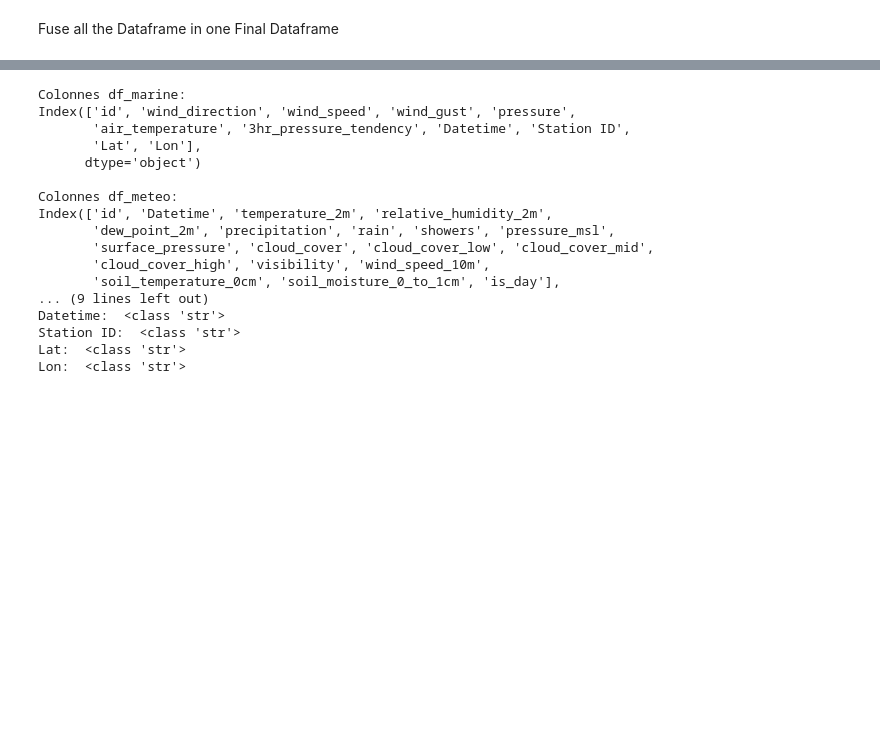
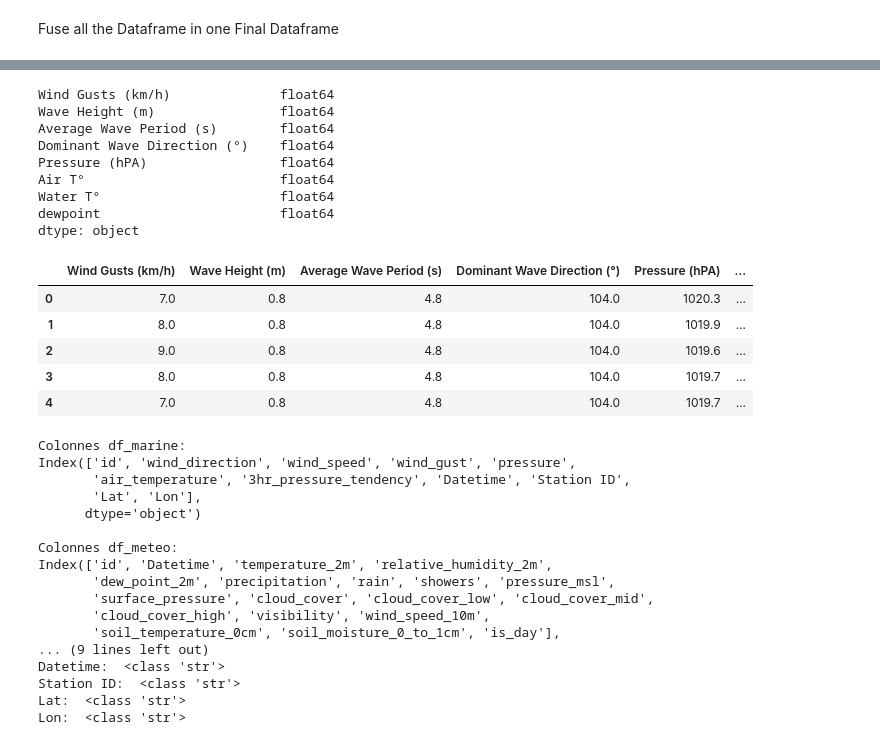
Before and after one commit to flosrv/Mes-Projets, a Jupyter notebook: Oceanography-Project-WIP/silver_step.ipynb, the cells around one changed output, grey strips where cells are left out. Drawn from its saved outputs; the diff is of its cells as text; code cells hidden in the pictures; blank space fills up the shorter version.

```diff
--- a/Oceanography-Project-WIP/silver_step.ipynb
+++ b/Oceanography-Project-WIP/silver_step.ipynb
@@ -333,0 +393,10 @@ df_marine.head()
+# %%
+col_to_rename={'temperature_2m': 'T°(C°)',  'relative_humidity_2m': 'Relative Humidity (%)',
+ 'dew_point_2m': 'Dew Point (°C)', 'precipitation': 'Precipitation (mm)',  'pressure_msl':' Sea Level Pressure (hPa)',
+ 'cloud_cover_low':'Low Clouds (%)', 'cloud_cover_mid' : 'Middle Clouds (%)',	 'cloud_cover_high' : 'High Clouds (%)',
+ 'visibility' : ' Visibility (%)',  'wind_speed_10m' : 'Wind Speed (km/h)',  'wind_direction': 'Wind Direction (°)',
+ 'wind_speed': 'Wind Speed (km/h)','wind_gust': 'Wind Gusts (km/h)', 'wave_height': 'Wave Height (m)',  'average_wave_period': 'Average Wave Period (s)',
+ 'dominant_wave_direction': 'Dominant Wave Direction (°)','pressure': 'Pressure (hPA)',
+ 'air_temperature': 'Air T°','water_temperature': 'Water T°'}
+df_final = rename_columns(df_final, col_to_rename)
+df_final.columns
@@ -334,3 +435,24 @@ df_marine.head()
+# %%
+df_final_col_sample = df_final[["Wind Gusts (km/h)", "Wave Height (m)", "Average Wave Period (s)", "Dominant Wave Direction (°)","Pressure (hPA)", "Air T°", "Water T°", "dewpoint"]]
+
+print(df_final_col_sample.dtypes)
+df_final_col_sample.head()
+# %% [output]
+Wind Gusts (km/h)              float64
+Wave Height (m)                float64
+Average Wave Period (s)        float64
+Dominant Wave Direction (°)    float64
+Pressure (hPA)                 float64
+Air T°                         float64
+Water T°                       float64
+dewpoint                       float64
+dtype: object
+|  | Wind Gusts (km/h) | Wave Height (m) | Average Wave Period (s) | Dominant Wave Direction (°) | Pressure (hPA) | ... |
+| 0 | 7.0 | 0.8 | 4.8 | 104.0 | 1020.3 | ... |
+| 1 | 8.0 | 0.8 | 4.8 | 104.0 | 1019.9 | ... |
+| 2 | 9.0 | 0.8 | 4.8 | 104.0 | 1019.6 | ... |
+| 3 | 8.0 | 0.8 | 4.8 | 104.0 | 1019.7 | ... |
+| 4 | 7.0 | 0.8 | 4.8 | 104.0 | 1019.7 | ... |
 # %%
 print(f"Colonnes df_marine:\n{df_marine.columns}\n\nColonnes df_meteo:\n{df_meteo.columns}\n")
 
```
Also changed, not shown: parts of 16 cells of this notebook, 1 other file.
